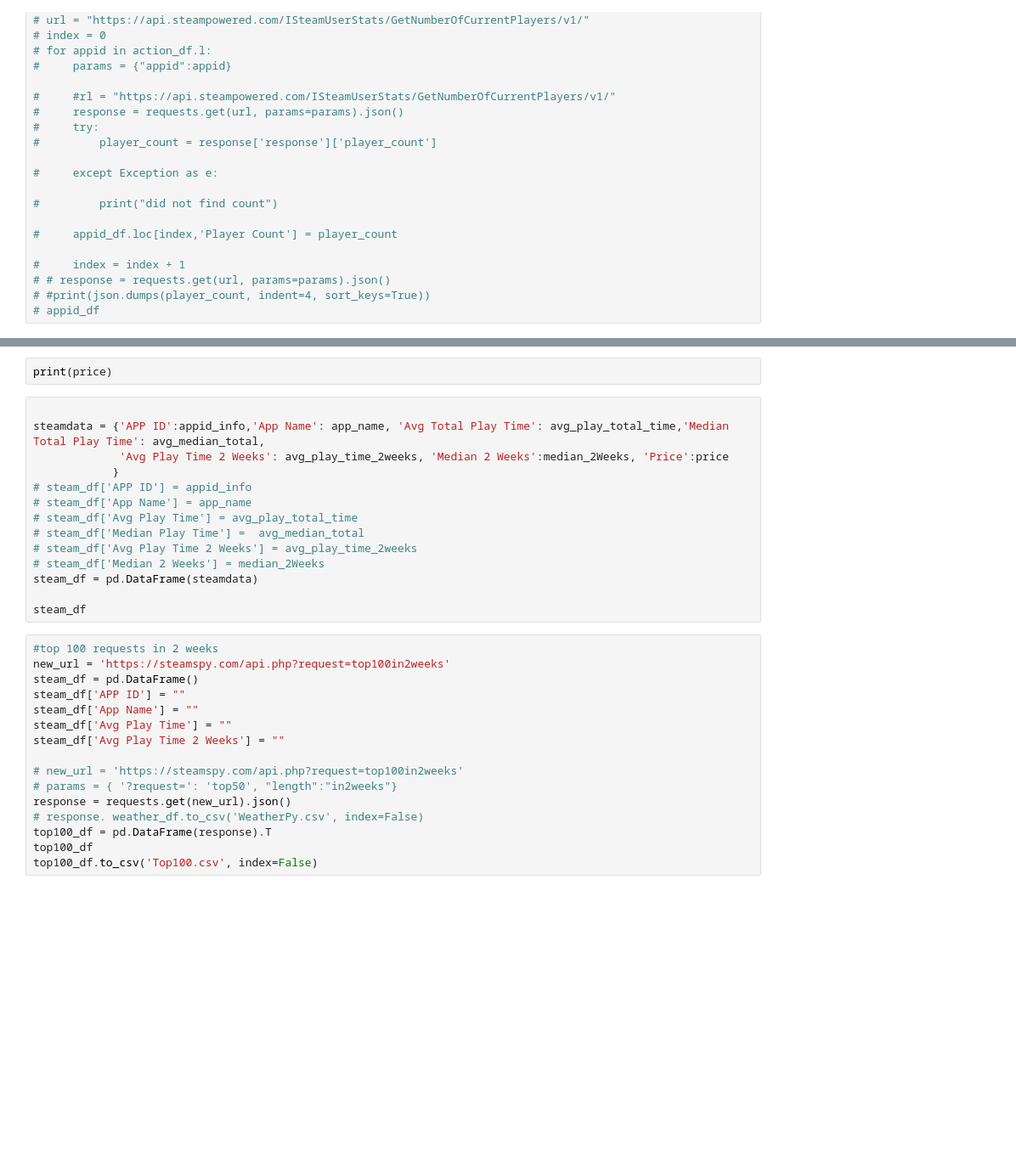
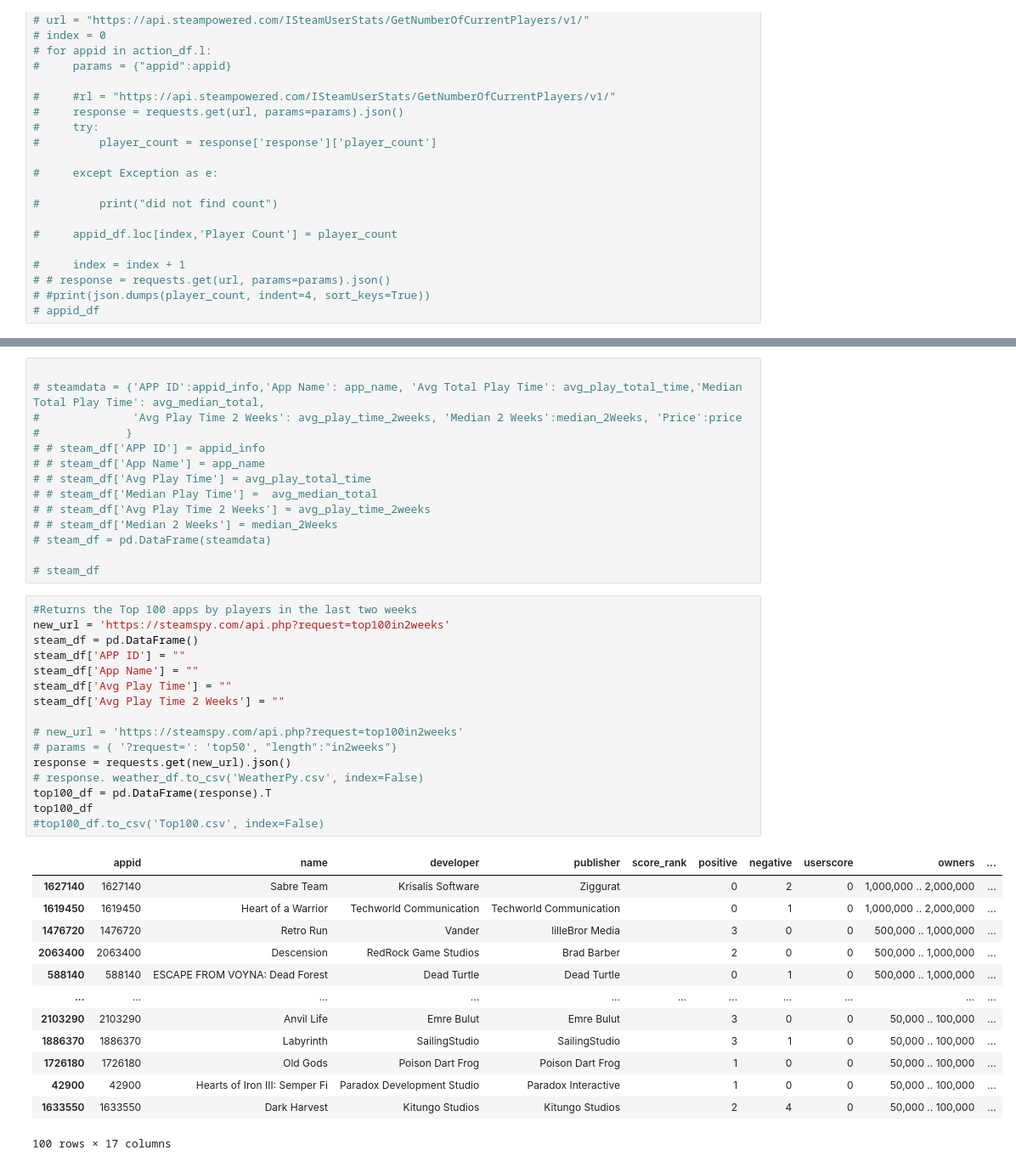
Before and after one commit to HBodden/project1, a Jupyter notebook: SEAMS.ipynb, the cells around one changed output, grey strips where cells are left out. Shown at 85% size. Saved outputs shown, nothing was run; the diff lists cells and outputs as text; blank space fills up the shorter version.

```diff
--- a/SEAMS.ipynb
+++ b/SEAMS.ipynb
@@ -158,32 +225,44 @@ for value in list_ids:
-# %%
-print(price)
 # %%
 
-steamdata = {'APP ID':appid_info,'App Name': app_name, 'Avg Total Play Time': avg_play_total_time,'Median Total Play Time': avg_median_total,
-             'Avg Play Time 2 Weeks': avg_play_time_2weeks, 'Median 2 Weeks':median_2Weeks, 'Price':price
-            }
-# steam_df['APP ID'] = appid_info
-# steam_df['App Name'] = app_name
-# steam_df['Avg Play Time'] = avg_play_total_time
-# steam_df['Median Play Time'] =  avg_median_total
-# steam_df['Avg Play Time 2 Weeks'] = avg_play_time_2weeks
-# steam_df['Median 2 Weeks'] = median_2Weeks
-steam_df = pd.DataFrame(steamdata)
+# steamdata = {'APP ID':appid_info,'App Name': app_name, 'Avg Total Play Time': avg_play_total_time,'Median Total Play Time': avg_median_total,
+#              'Avg Play Time 2 Weeks': avg_play_time_2weeks, 'Median 2 Weeks':median_2Weeks, 'Price':price
+#             }
+# # steam_df['APP ID'] = appid_info
+# # steam_df['App Name'] = app_name
+# # steam_df['Avg Play Time'] = avg_play_total_time
+# # steam_df['Median Play Time'] =  avg_median_total
+# # steam_df['Avg Play Time 2 Weeks'] = avg_play_time_2weeks
+# # steam_df['Median 2 Weeks'] = median_2Weeks
+# steam_df = pd.DataFrame(steamdata)
 
-steam_df
+# steam_df
 # %%
-#top 100 requests in 2 weeks
+#Returns the Top 100 apps by players in the last two weeks
 new_url = 'https://steamspy.com/api.php?request=top100in2weeks'
 steam_df = pd.DataFrame()
 steam_df['APP ID'] = ""
 steam_df['App Name'] = ""
 steam_df['Avg Play Time'] = ""
 steam_df['Avg Play Time 2 Weeks'] = ""
 
 # new_url = 'https://steamspy.com/api.php?request=top100in2weeks'
 # params = { '?request=': 'top50', "length":"in2weeks"}
 response = requests.get(new_url).json()
 # response. weather_df.to_csv('WeatherPy.csv', index=False)
 top100_df = pd.DataFrame(response).T
 top100_df
-top100_df.to_csv('Top100.csv', index=False)
+#top100_df.to_csv('Top100.csv', index=False)
+# %% [output]
+|  | appid | name | developer | publisher | score_rank | positive | negative | userscore | owners | ... |
+| 1627140 | 1627140 | Sabre Team | Krisalis Software | Ziggurat |  | 0 | 2 | 0 | 1,000,000 .. 2,000,000 | ... |
+| 1619450 | 1619450 | Heart of a Warrior | Techworld Communication | Techworld Communication |  | 0 | 1 | 0 | 1,000,000 .. 2,000,000 | ... |
+| 1476720 | 1476720 | Retro Run | Vander | lilleBror Media |  | 3 | 0 | 0 | 500,000 .. 1,000,000 | ... |
+| 2063400 | 2063400 | Descension | RedRock Game Studios | Brad Barber |  | 2 | 0 | 0 | 500,000 .. 1,000,000 | ... |
+| 588140 | 588140 | ESCAPE FROM VOYNA: Dead Forest | Dead Turtle | Dead Turtle |  | 0 | 1 | 0 | 500,000 .. 1,000,000 | ... |
+| ... | ... | ... | ... | ... | ... | ... | ... | ... | ... | ... |
+| 2103290 | 2103290 | Anvil Life | Emre Bulut | Emre Bulut |  | 3 | 0 | 0 | 50,000 .. 100,000 | ... |
+| 1886370 | 1886370 | Labyrinth | SailingStudio | SailingStudio |  | 3 | 1 | 0 | 50,000 .. 100,000 | ... |
+| 1726180 | 1726180 | Old Gods | Poison Dart Frog | Poison Dart Frog |  | 1 | 0 | 0 | 50,000 .. 100,000 | ... |
+| 42900 | 42900 | Hearts of Iron III: Semper Fi | Paradox Development Studio | Paradox Interactive |  | 1 | 0 | 0 | 50,000 .. 100,000 | ... |
+| 1633550 | 1633550 | Dark Harvest | Kitungo Studios | Kitungo Studios |  | 2 | 4 | 0 | 50,000 .. 100,000 | ... |
+100 rows × 17 columns
```
Also changed, not shown: parts of 14 cells of this notebook.
